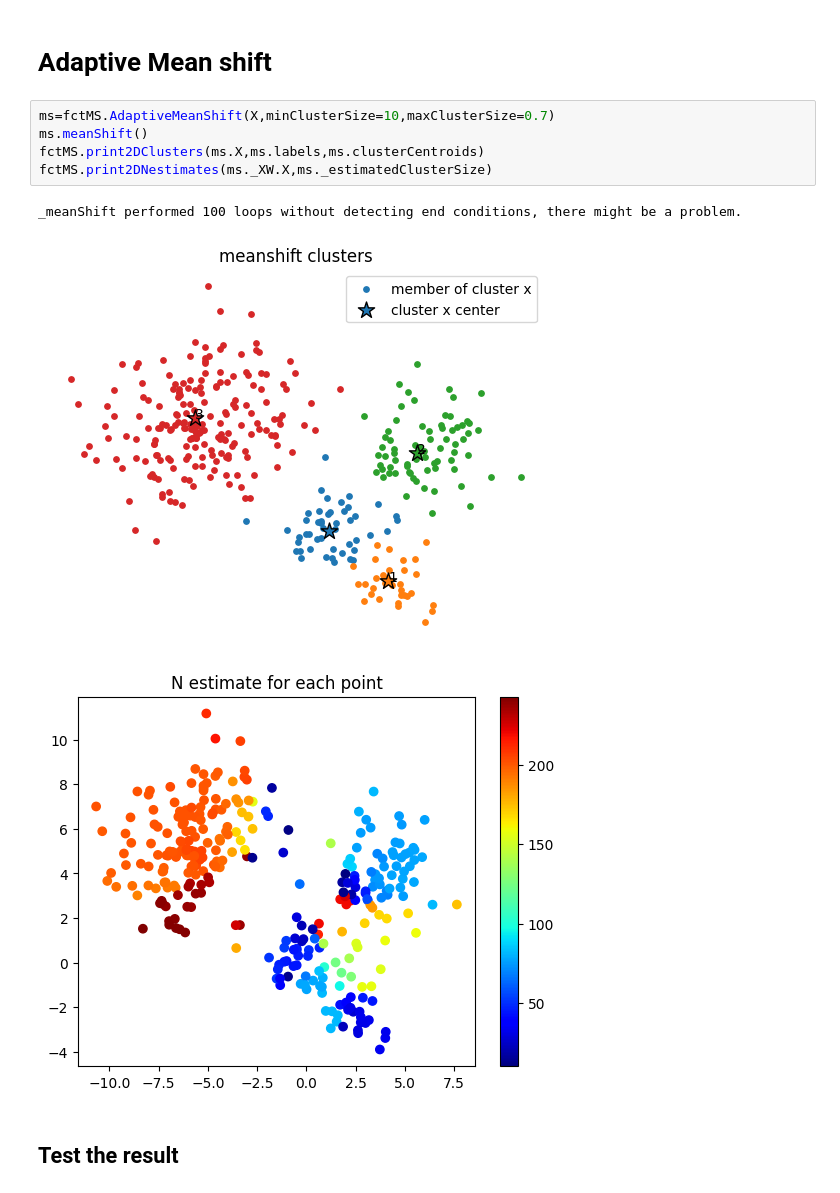
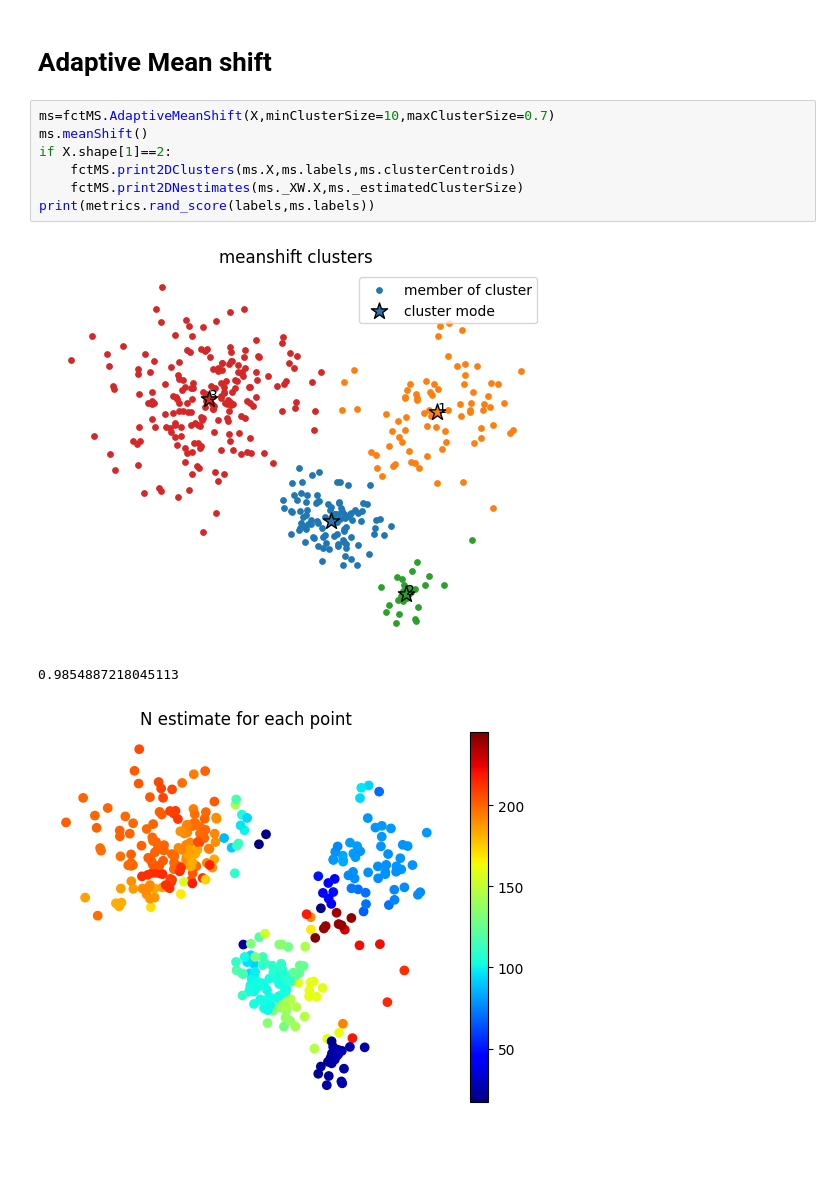
Before and after one commit to pEtienn/Adaptive-mean-shift-based-on-distance-distributions, a Jupyter notebook: example.ipynb, the cells around one changed output. Cells and saved outputs as stored; diff of their text form; blank space fills up the shorter version.

Commit message:
general improvements
-Mean shifting now works as intended
-Added gradual area increase

```diff
--- a/example.ipynb
+++ b/example.ipynb
@@ -26,11 +26,11 @@ X, labels = make_blobs(n_samples=1000, centers=centers, cluster_std=0.6)
 # %%
 ms=fctMS.AdaptiveMeanShift(X,minClusterSize=10,maxClusterSize=0.7)
 ms.meanShift()
-fctMS.print2DClusters(ms.X,ms.labels,ms.clusterCentroids)
-fctMS.print2DNestimates(ms._XW.X,ms._estimatedClusterSize)
+if X.shape[1]==2:
+    fctMS.print2DClusters(ms.X,ms.labels,ms.clusterCentroids)
+    fctMS.print2DNestimates(ms._XW.X,ms._estimatedClusterSize)
+print(metrics.rand_score(labels,ms.labels))
 # %% [output]
+[figure, new version]
-_meanShift performed 100 loops without detecting end conditions, there might be a problem.
+0.9854887218045113
-[figure, old version]
-[figure, old version]
+[figure, new version]
-# %% [markdown]
-## Test the result
```
Also changed, not shown: parts of 2 cells of this notebook, 18 other files.
